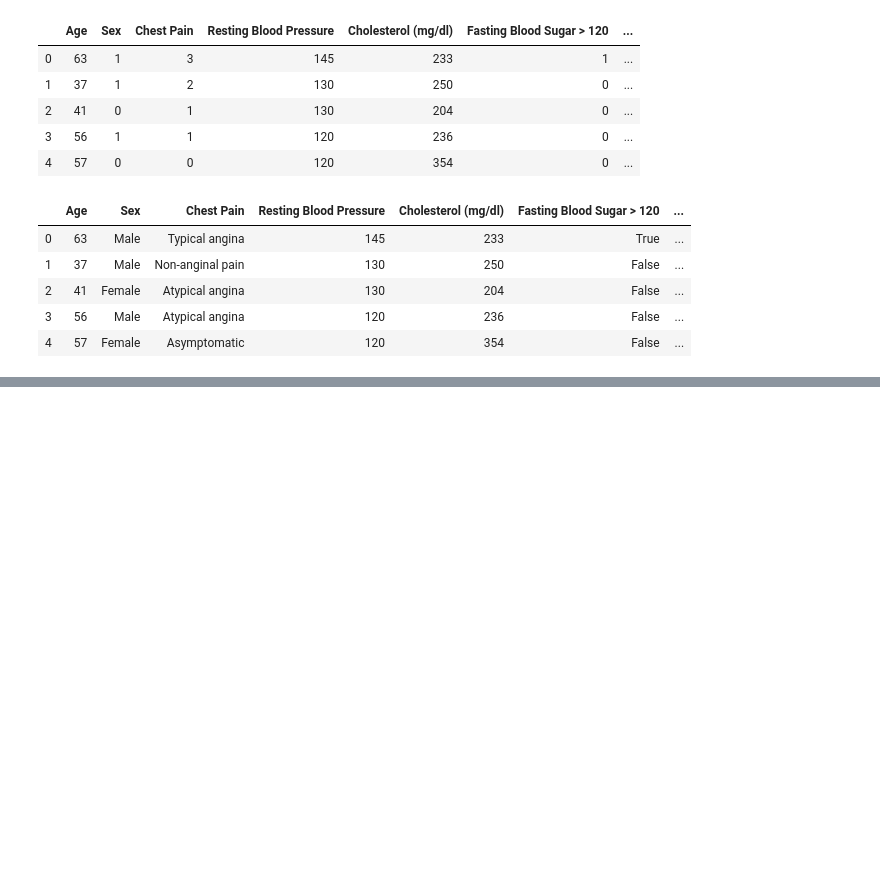
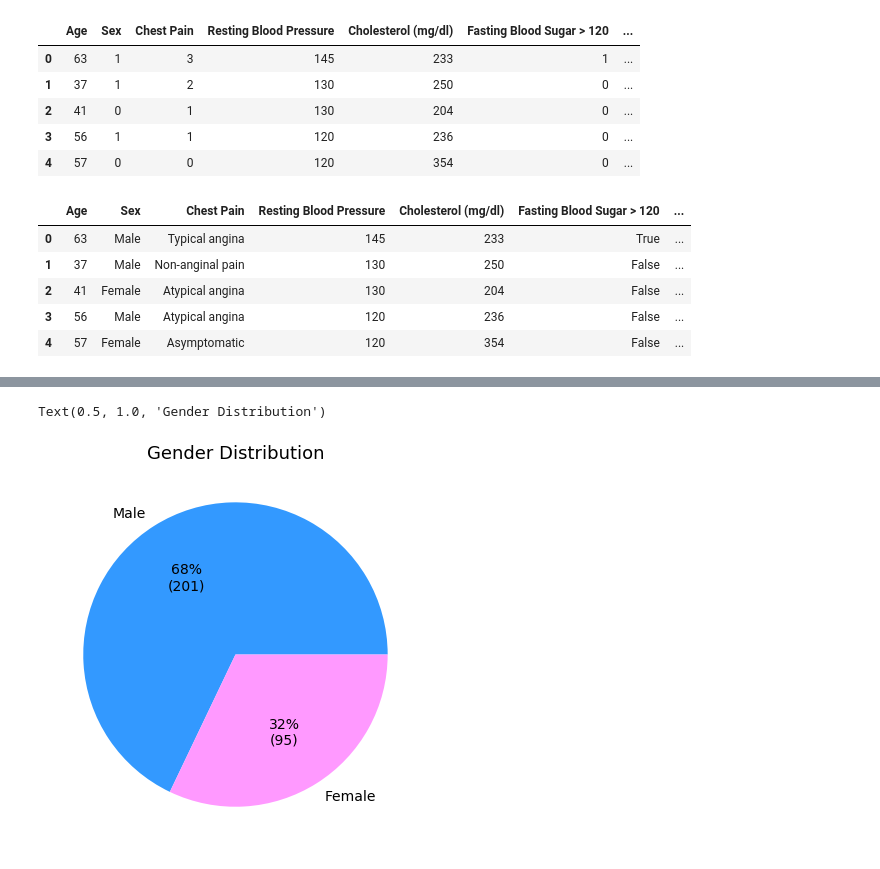
Before and after one commit to terrylashley/heart_project, a Jupyter notebook: heart_main.ipynb, the cells around one changed output, grey strips where cells are left out. Cells and saved outputs as stored; diff of their text form; code cells hidden in the pictures; blank space fills up the shorter version.

```diff
--- a/heart_main.ipynb
+++ b/heart_main.ipynb
@@ -97,0 +142,30 @@ heart_data.head(50)
+# %%
+gender_counts = heart_data['Sex'].value_counts()
+
+def make_autopct(values):
+    def my_autopct(pct):
+        total = sum(values)
+        val = int(round(pct*total/100.0))
+        return '{p:.0f}%\n({v:d})'.format(p=pct,v=val)
+    return my_autopct
+
+plt.figure(figsize=(7,7))
+plt.pie(gender_counts, labels=['Male', 'Female'], colors=['#3399FF', '#FF99FF'], autopct=make_autopct(gender_counts), textprops={'size':14})
+plt.title('Gender Distribution', fontdict={'fontsize':18})
+
+target_counts = heart_data['Target'].value_counts()
+
+def make_autopct(values):
+    def my_autopct(pct):
+        total = sum(values)
+        val = int(round(pct*total/100.0))
+        return '{p:.0f}%\n({v:d})'.format(p=pct,v=val)
+    return my_autopct
+
+plt.figure(figsize=(7,7))
+plt.pie(target_counts, labels=['Disease', 'No Disease'], colors = ['#FF3333', '#3399FF'],
+        autopct=make_autopct(gender_counts), textprops={'size':14})
+plt.title('Disease Presence Distribution', fontdict={'fontsize':18})
+# %% [output]
+Text(0.5, 1.0, 'Gender Distribution')
+[figure, added]
```
Also changed, not shown: parts of 7 cells of this notebook, 2 other files.
